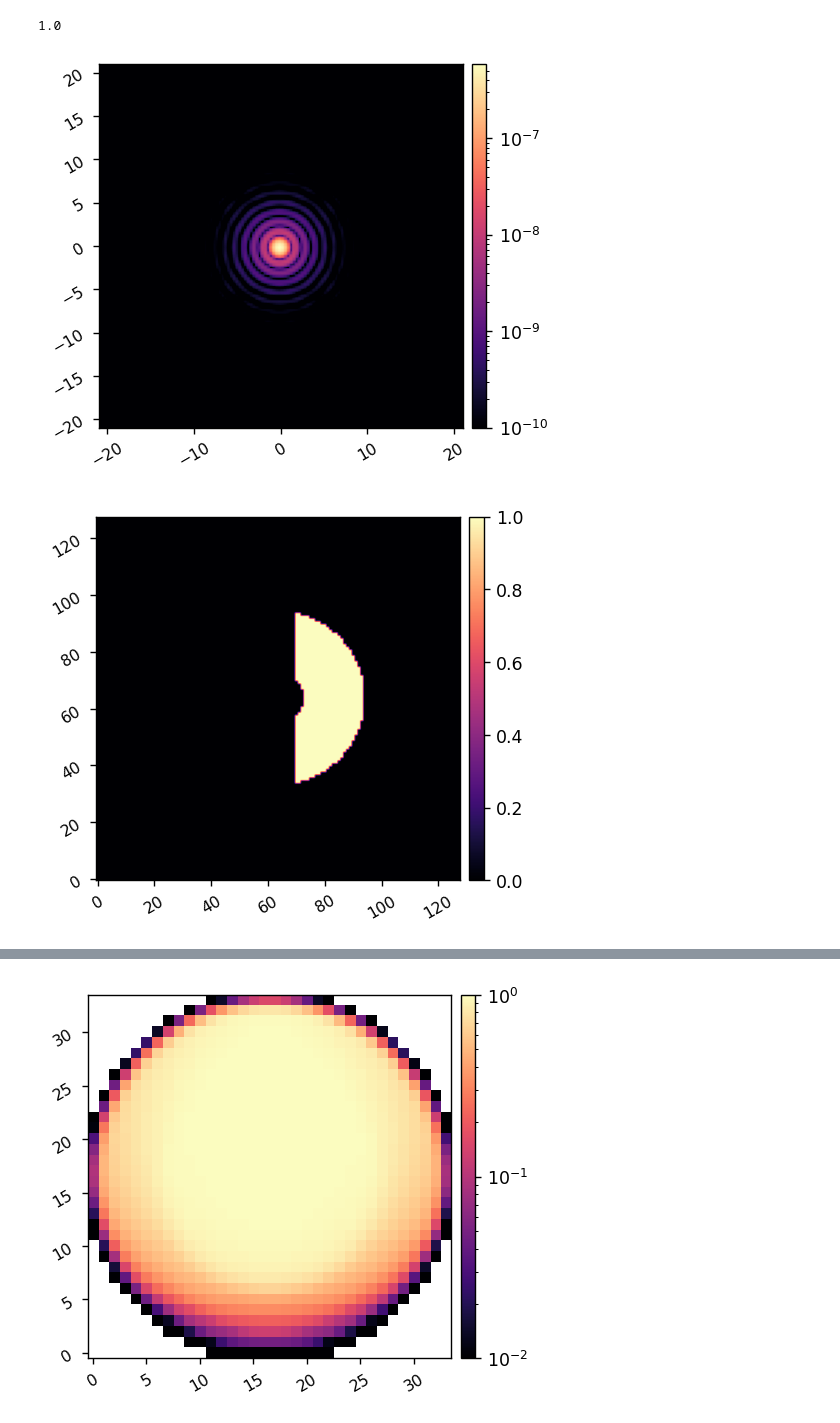
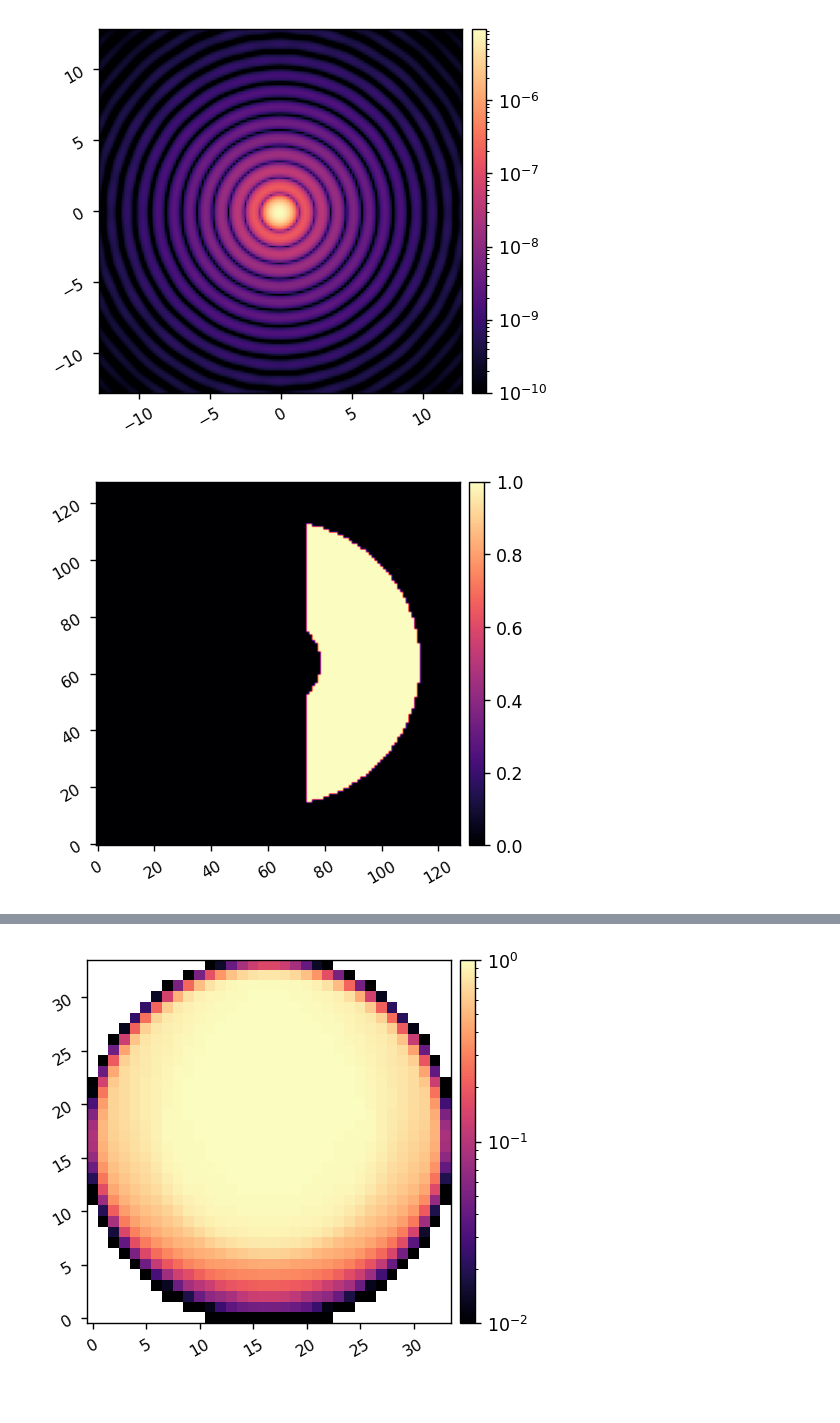
Before and after one commit to uasal/scoob-psf, a Jupyter notebook: example-notebooks/compact_scoob_tests.ipynb, the cells around one changed output, grey strips where cells are left out. Cells and saved outputs as stored; diff of their text form; code cells hidden in the pictures.

Commit message:
interface with testbed working again, need to refine model to get better Efield estimates

```diff
--- a/example-notebooks/compact_scoob_tests.ipynb
+++ b/example-notebooks/compact_scoob_tests.ipynb
@@ -32,9 +27,9 @@ reload(cscoob)
 reload(dm)
 
 npix = 256
-oversample = 32
+oversample = 16
 
-model = cscoob.SCOOB(npix=npix, oversample=oversample, psf_pixelscale_lamD=1/3.05)
+model = cscoob.SCOOB(npix=npix, oversample=oversample, psf_pixelscale_lamD=1/5)
 
 wf = poppy.FresnelWavefront(beam_radius=dm_pupil_diam/2, npix=model.npix, oversample=model.oversample)
 model.PUPIL = poppy.CircularAperture(radius=dm_pupil_diam/2).get_transmission(wf)
@@ -45,7 +40,7 @@ model.WFE = None
 VORTEX = cscoob.make_vortex_phase_mask(model.focal_grid_polar, charge=6,
                                     #    singularity=20*u.um,
                                        focal_length=500*u.mm, pupil_diam=model.dm_pupil_diam, wavelength=632.8*u.nm)
-imshow2(xp.angle(VC), xp.angle(scoobpsf.utils.pad_or_crop(VC, 100)))
+imshow2(xp.angle(VORTEX), xp.angle(scoobpsf.utils.pad_or_crop(VORTEX, 100)))
 
 model.LYOT = poppy.CircularAperture(radius=model.lyot_stop_diam/2).get_transmission(wf)
 imshow2(model.LYOT, model.LYOT, npix2=model.npix)
@@ -74,20 +69,16 @@ ni_psf = model.snap(plot=True, vmin=1e-7)
-# %%
-model.dm_fill_factor
-# %% [output]
-1.0
 # %%
-model.FPM = VC
+model.FPM = VORTEX
 
 model.FIELDSTOP = None
 # model.FIELDSTOP = model.focal_grid_pol[0]<15
 
 image = model.snap(plot=True, vmin=1e-10)
 # %% [output]
-[figure, old version]
+[figure, new version]
 # %%
 control_mask = lina.utils.create_annular_focal_plane_mask(model, 3, 10, 2, plot=True)
 # %% [output]
-[figure, old version]
+[figure, new version]
 # %%
 poke_modes = lina.utils.create_all_poke_modes(model.dm_mask)
 calib_amp = 5e-9
```
Also changed, not shown: parts of 6 cells of this notebook, 2 other files.
